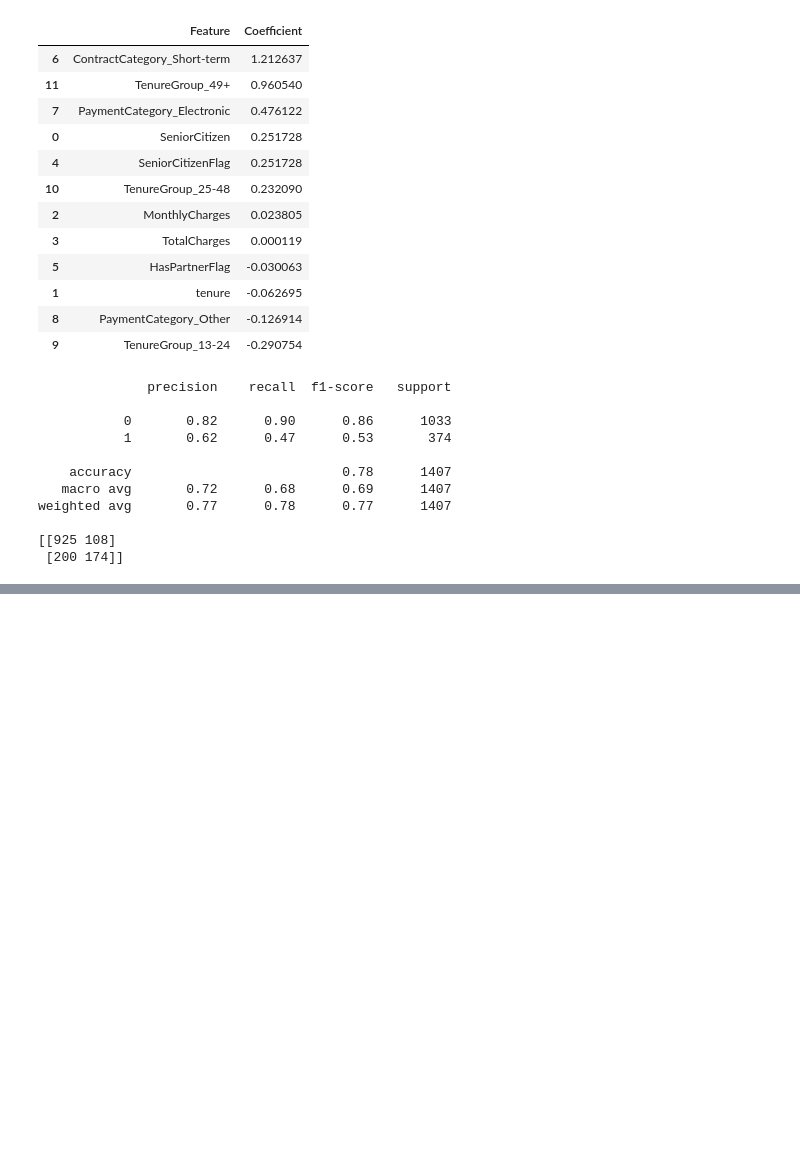
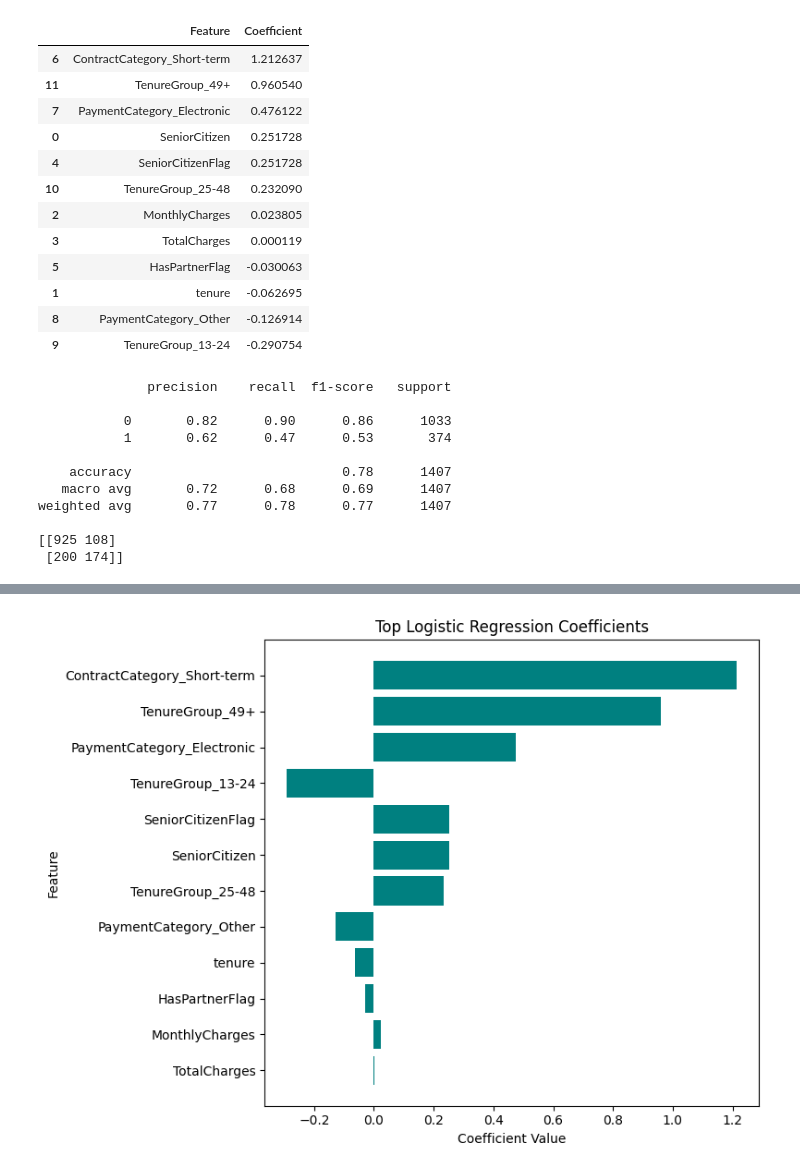
Before and after one commit to oseghwajoana-cmd/telco-churn-analytics, a Jupyter notebook: model/logistic_regression.ipynb, the cells around one changed output, grey strips where cells are left out. Cells and saved outputs as stored; diff of their text form; code cells hidden in the pictures; blank space fills up the shorter version.

```diff
--- a/model/logistic_regression.ipynb
+++ b/model/logistic_regression.ipynb
@@ -448,0 +491,26 @@ weighted avg       0.77      0.78      0.77      1407
+# %%
+import pandas as pd
+import matplotlib.pyplot as plt
+
+# Extract coefficients
+coefficients = pd.DataFrame({
+    'Feature': X_train.columns,
+    'Coefficient': model.coef_[0]
+})
+
+# Sort by absolute value
+coefficients['AbsValue'] = coefficients['Coefficient'].abs()
+coefficients = coefficients.sort_values('AbsValue', ascending=False).head(12)
+
+plt.figure(figsize=(8,6))
+plt.barh(coefficients['Feature'], coefficients['Coefficient'], color='teal')
+plt.title("Top Logistic Regression Coefficients")
+plt.xlabel("Coefficient Value")
+plt.ylabel("Feature")
+plt.gca().invert_yaxis()
+plt.tight_layout()
+
+plt.savefig("images/feature_importance.png", dpi=300)
+plt.show()
+# %% [output]
+[figure, added]
```
Also changed, not shown: parts of 3 cells of this notebook, 3 other files.
